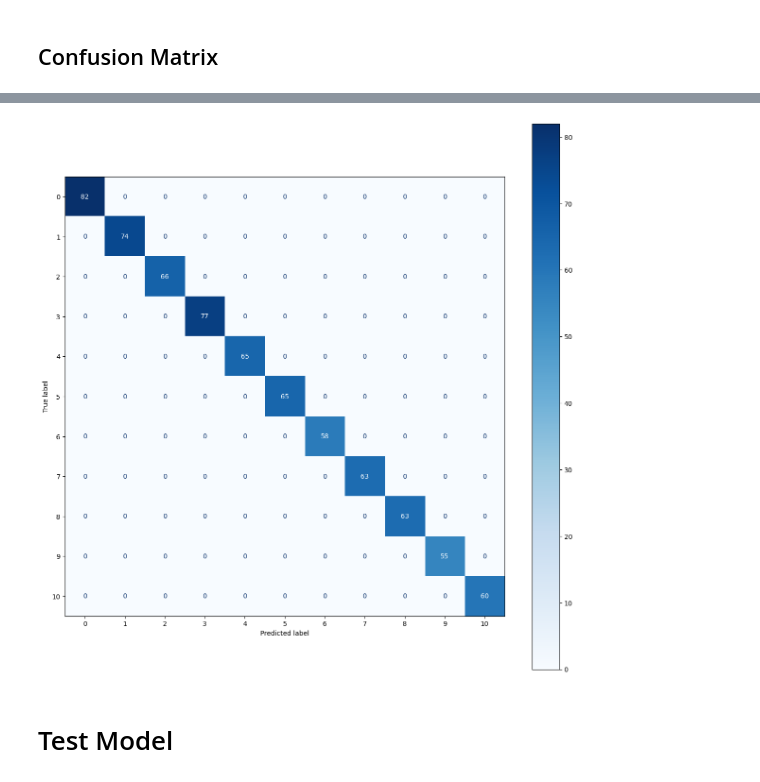
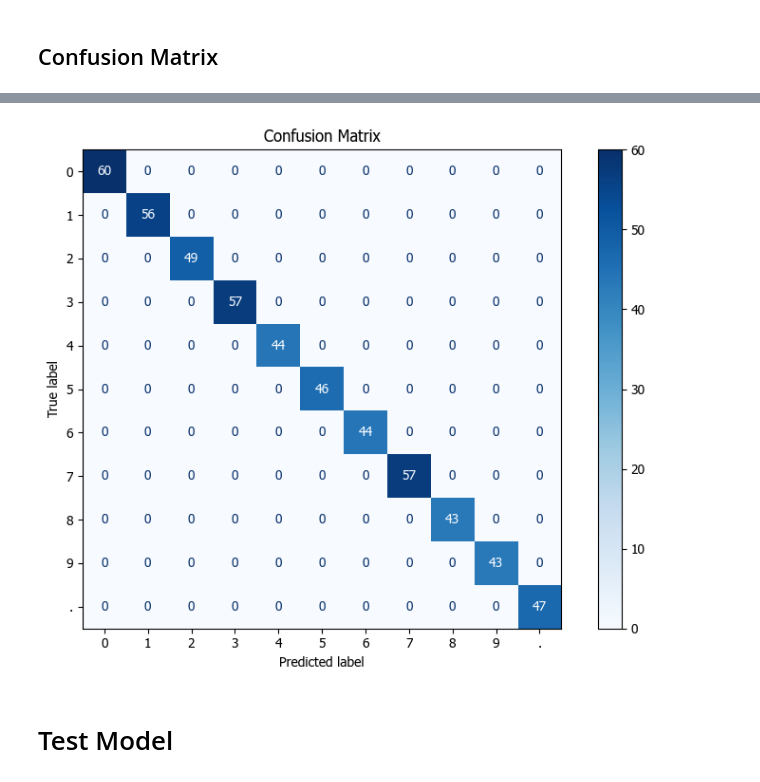
Before and after one commit to kunimpan/ocr-engine-python, a Jupyter notebook: scripts/cnn/cnn_char_credit.ipynb, the cells around one changed output, grey strips where cells are left out. Saved outputs shown, nothing was run; the diff lists cells and outputs as text; code cells hidden in the pictures.

```diff
--- a/scripts/cnn/cnn_char_credit.ipynb
+++ b/scripts/cnn/cnn_char_credit.ipynb
@@ -100,0 +98,13 @@ Train size: 2909, Test size: 728
+# %%
+from sklearn.model_selection import train_test_split
+
+# 1. แบ่งข้อมูลทั้งหมดออกเป็น Training (70%) กับ Temp (30%)
+X_train, X_temp, y_train, y_temp = train_test_split(X, y, test_size=0.30, random_state=42)
+
+# 2. จากข้อมูล Temp 30% แบ่งออกเป็น Validation และ Test เท่ากัน (แต่ละ 15% ของข้อมูลทั้งหมด)
+X_val, X_test, y_val, y_test = train_test_split(X_temp, y_temp, test_size=0.5, random_state=42)
+
+# ตรวจสอบสัดส่วนข้อมูล
+print("Training set:", len(X_train))
+print("Validation set:", len(X_val))
+print("Test set:", len(X_test))
@@ -126,12 +140,14 @@ print(X_test.shape)
 # %% [markdown]
 ## Prepare Dataset (Re-shape the Structure)
 # %%
-X_train = np.expand_dims(X_train, -1)     # run only Once! or  np.squeeze(X_train)
+X_train = np.expand_dims(X_train, -1)
 X_test = np.expand_dims(X_test, -1)
+X_val = np.expand_dims(X_val, -1)
 # %%
 # Normalize
 X_train = X_train.astype('float32') / 255.0
 X_test = X_test.astype('float32') / 255.0
+X_val = X_val.astype('float32') / 255.0
 # %%
 # Normalize Check
 np.min(X_train), np.max(X_train)
@@ -302,24 +341,39 @@ plt.show()
 # %% [markdown]
 ## Confusion Matrix
 # %%
+import matplotlib.pyplot as plt
+import matplotlib.font_manager as fm
+
+# ตั้งค่า font ให้รองรับภาษาไทย (ตรวจสอบว่า font ดังกล่าวติดตั้งในระบบแล้ว)
+plt.rcParams['font.family'] = ['Tahoma']  # หรือใช้ ['Sarabun'] หากมี font นี้
+plt.rcParams['axes.unicode_minus'] = False  # แก้ปัญหาเครื่องหมายลบไม่แสดง
+
+import numpy as np
 from sklearn.metrics import confusion_matrix, ConfusionMatrixDisplay
 
-# ตรวจสอบว่า y_test เป็น One-Hot หรือไม่
-if len(y_test.shape) > 1 and y_test.shape[1] > 1:  # กรณี One-Hot
-    y_true = y_test.argmax(axis=1)
-else:  # กรณี Label ธรรมดา
+# ตรวจสอบและแปลง y_test ให้เป็น label vector หากอยู่ในรูปแบบ One-Hot
+if len(y_test.shape) > 1 and y_test.shape[1] > 1:
+    y_true = np.argmax(y_test, axis=1)
+else:
     y_true = y_test
 
-# ทำนายผล
+# ทำนายผลจากโมเดลบนชุดข้อมูล X_test
 y_pred = model.predict(X_test)
-y_pred_classes = y_pred.argmax(axis=1)
+# แปลงผลการทำนายให้เป็น label โดยใช้ argmax
+y_pred_classes = np.argmax(y_pred, axis=1)
 
-# สร้าง Confusion Matrix
+# คำนวณ Confusion Matrix จาก y_true และ y_pred_classes
 cm = confusion_matrix(y_true, y_pred_classes)
 
-# ปรับขนาดกราฟด้วย figsize
-fig, ax = plt.subplots(figsize=(15, 15))  # กำหนดขนาดกว้าง 10 นิ้ว สูง 8 นิ้ว
-disp = ConfusionMatrixDisplay(confusion_matrix=cm, display_labels=range(11))
-disp.plot(cmap='Blues', ax=ax)  # ระบุแกน ax เพื่อใช้ขนาดที่กำหนด
+labels_names = [
+    '0', '1', '2', '3', '4', '5', '6', '7', '8', '9', '.'
+]
+
+# สร้างและปรับขนาดกราฟสำหรับ Confusion Matrix
+fig, ax = plt.subplots(figsize=(8, 6))
+disp = ConfusionMatrixDisplay(confusion_matrix=cm, display_labels=labels_names)
+disp.plot(cmap='Blues', ax=ax)
+plt.title('Confusion Matrix')
+plt.tight_layout()
 plt.show()
 # %% [output]
@@ -327,4 +381,4 @@ plt.show()
-[figure, old version]
+[figure, new version]
 # %% [markdown]
 # Test Model
 # %% [markdown]
```
Also changed, not shown: parts of 21 cells of this notebook, 11 other files.
